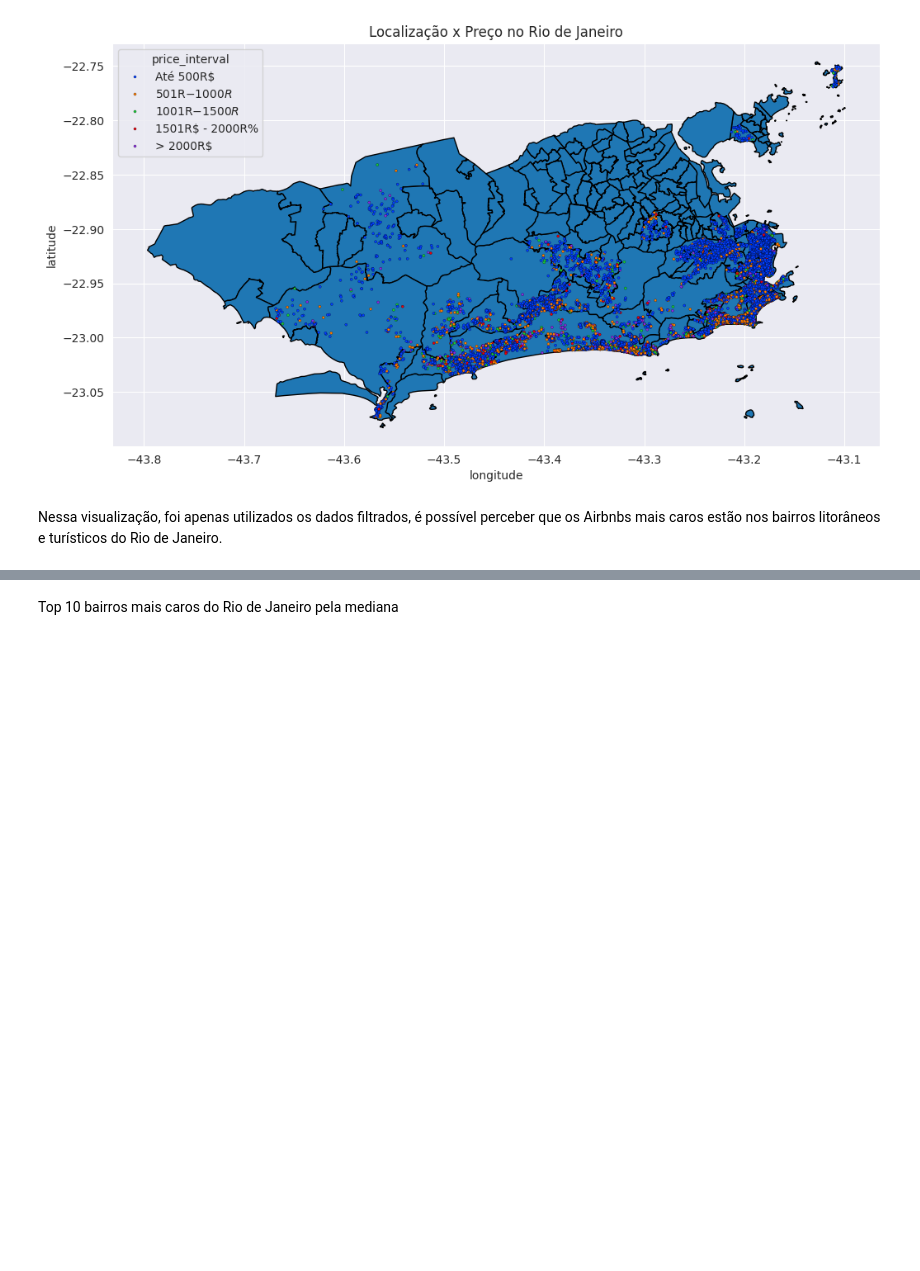
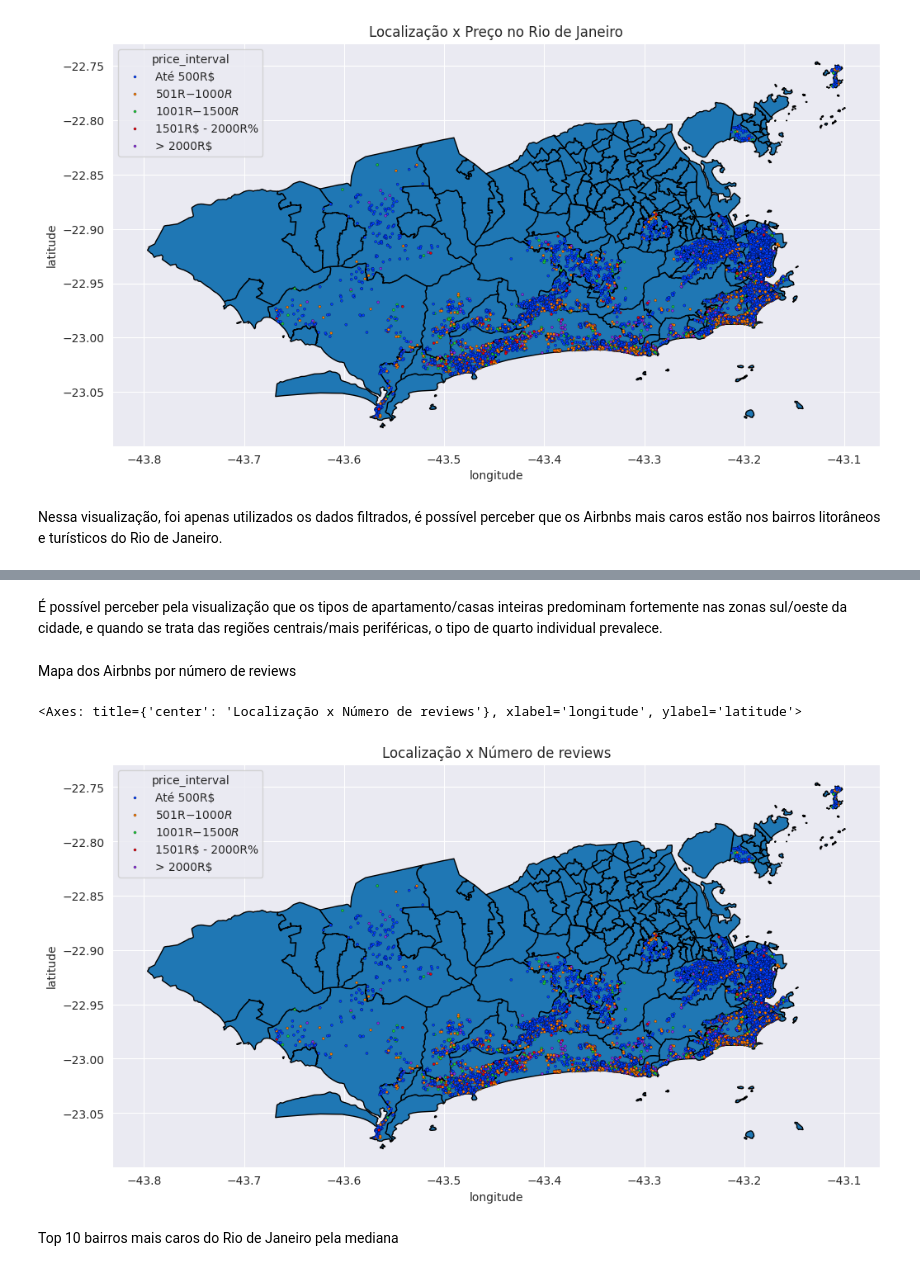
Before and after one commit to pagmaia/datasci-learning-project, a Jupyter notebook: airbnb-analysis.ipynb, the cells around one changed output, grey strips where cells are left out. Saved outputs shown, nothing was run; the diff lists cells and outputs as text; code cells hidden in the pictures; blank space fills up the shorter version.

```diff
--- a/airbnb-analysis.ipynb
+++ b/airbnb-analysis.ipynb
@@ -314,3 +345,24 @@ Nessa visualização, foi apenas utilizados os dados filtrados, é possível per
+# %% [markdown]
+É possível perceber pela visualização que os tipos de apartamento/casas inteiras predominam fortemente nas zonas sul/oeste da cidade, e quando se trata das regiões centrais/mais periféricas, o tipo de quarto individual prevalece.
+# %% [markdown]
+Mapa dos Airbnbs por número de reviews
+# %%
+# Mapa da localização dos Airbnbs por número de reviews
+bairros = geobr.read_neighborhood()
+bairros_rio = bairros[bairros["code_muni"] == 3304557]
+
+fig, ax = plt.subplots(figsize=(12,10))
+bairros_rio.plot(ax=ax, edgecolor="black")
+
+data["reviews_interval"]= pd.cut(data["number_of_reviews"],
+             bins=[0, 100, 200, 300, 400, data["number_of_reviews"].max()],
+            labels=["Até 100","101-200","201-300", "301-400", "> 500"])
+
+plt.title("Localização x Número de reviews")
+sns.scatterplot(data=data, x="longitude", y="latitude", ax=ax, color="red", s=5, hue="price_interval", legend="brief", palette="bright", edgecolor="black")
+# %% [output]
+<Axes: title={'center': 'Localização x Número de reviews'}, xlabel='longitude', ylabel='latitude'>
+[figure, added]
 # %% [markdown]
 Top 10 bairros mais caros do Rio de Janeiro pela mediana
 # %%
```
Also changed, not shown: parts of 18 cells of this notebook.
